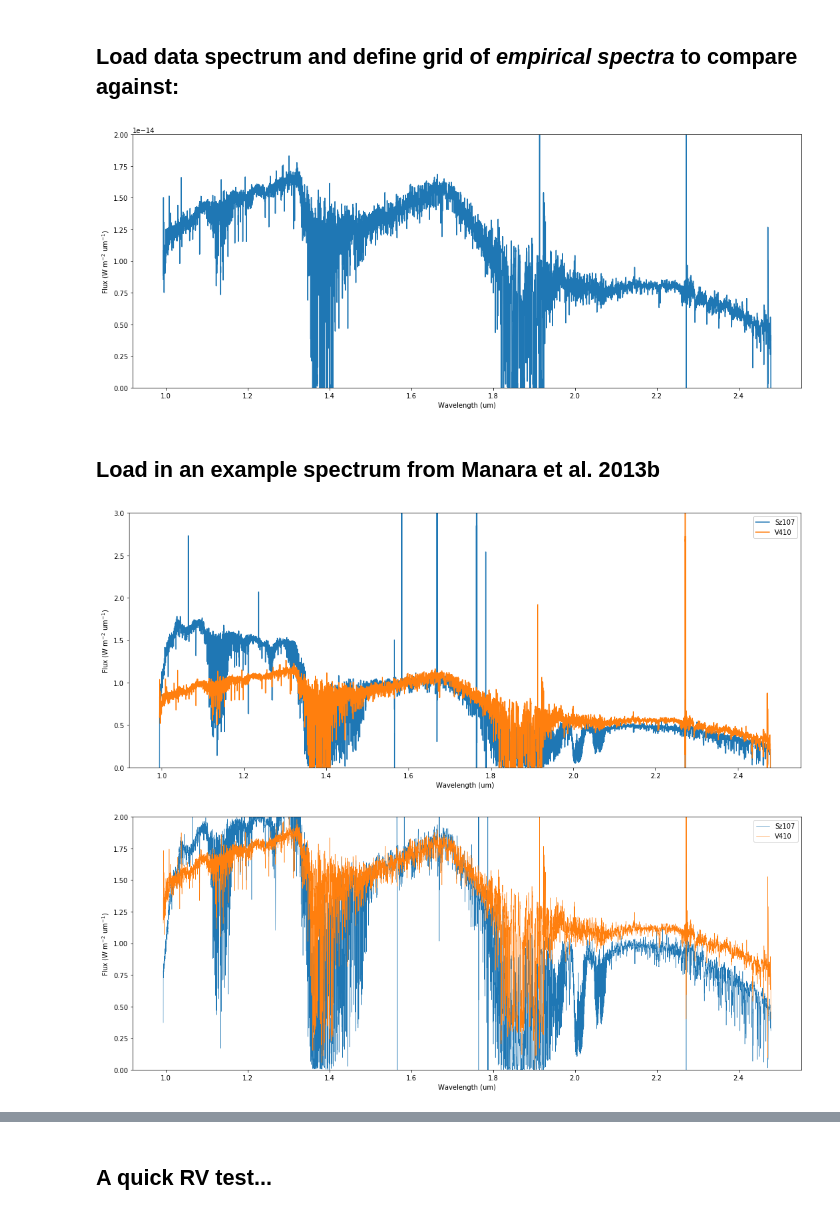
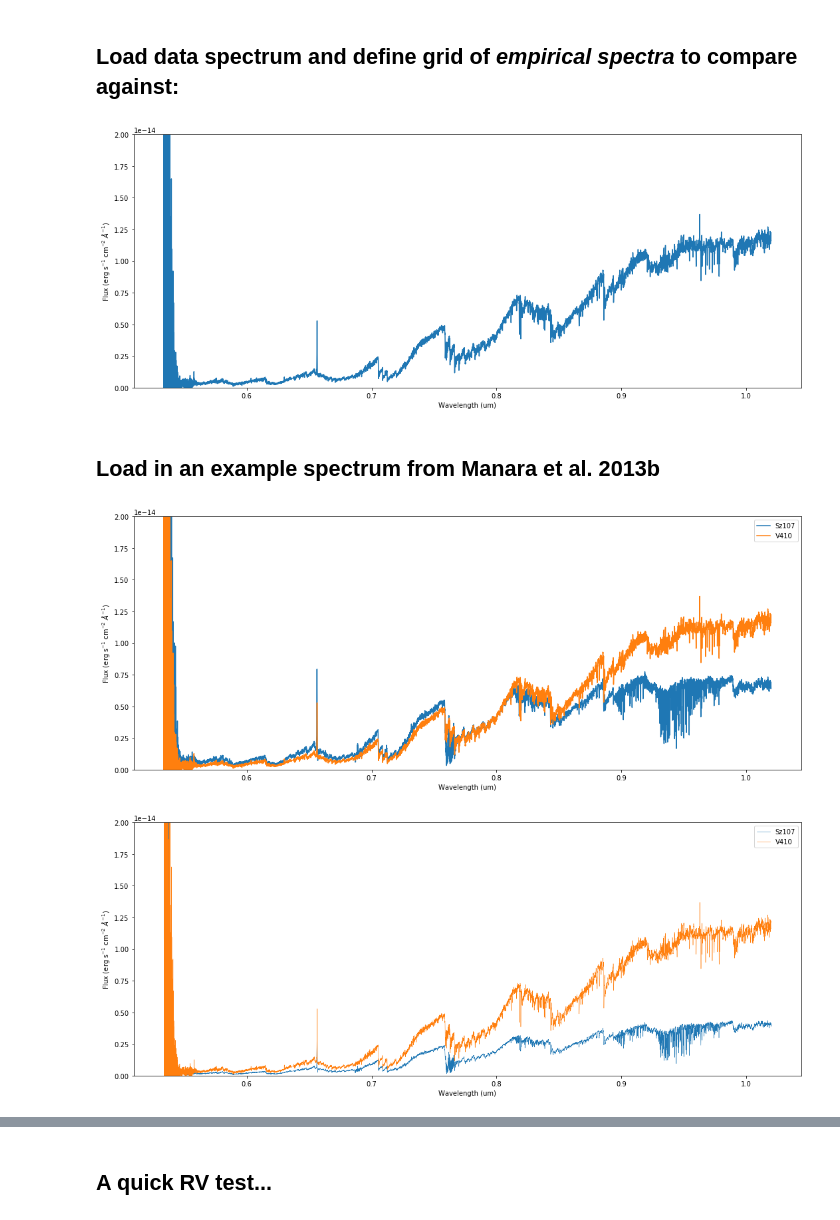
Before and after one commit to spacegal-spiff/TTauri_SpecAnalysis, a Jupyter notebook: EmpiricalAvFitter-Xshooter.ipynb, the cells around one changed output, grey strips where cells are left out. Drawn from its saved outputs; the diff is of its cells as text; code cells hidden in the pictures.

```diff
--- a/EmpiricalAvFitter-Xshooter.ipynb
+++ b/EmpiricalAvFitter-Xshooter.ipynb
@@ -58,46 +67,59 @@ UV = False
 # %%
-# trim the noisy parts - OPTICAL:
+# optional: trim the noisy parts - OPTICAL:
 if optical==True:
-    flux_object = flux_object[wavelength_object > 670]
-    uncertainty_object = uncertainty_object[wavelength_object > 670]
-    wavelength_object = wavelength_object[wavelength_object > 670]/1000 # to microns
+    wavelength_object /= 1000 # to microns
+
+    if trim == True:
+        flux_object = flux_object[wavelength_object > 670]
+        uncertainty_object = uncertainty_object[wavelength_object > 670]
+        wavelength_object = wavelength_object[wavelength_object > 670]
 # %%
 # trim the noisy parts - NIR:
 if NIR == True:
     flux_object = flux_object[wavelength_object < 2500]
     uncertainty_object = uncertainty_object[wavelength_object < 2500]
+    uncertainty_object[np.where(uncertainty_object==0)] = np.median(uncertainty_object)
     wavelength_object = wavelength_object[wavelength_object < 2500]/1000 # to microns
 # %%
 # plot reduced spectrum:
 fig = plt.figure(figsize=(18,7))
 plt.plot(wavelength_object, flux_object)
 plt.xlabel('Wavelength (um)')
-plt.ylabel(r'Flux (W m$^{-2}$ um$^{-1}$)')
+plt.ylabel(r'Flux (erg s$^{-1}$ cm$^{-2}$ $\AA^{-1}$)')
 plt.ylim(0,2e-14)
 plt.show()
 # %% [output]
-[figure, old version]
+[figure, new version]
 # %% [markdown]
 ## Load in an example spectrum from Manara et al. 2013b
 # %%
-m13_data = fits.getdata('Extinction/Manara2013_Library/Sz107/ADP.2014-05-16T21_35_25.843.fits')
+# m13_data = fits.getdata('Extinction/Manara2013_Library/Sz107/ADP.2014-05-16T21_35_25.843.fits') # nir
+# m13_data = fits.getdata('Extinction/Manara2013_Library/Sz107/ADP.2014-05-16T21_35_25.457.fits') # uv
+m13_data = fits.getdata('Extinction/Manara2013_Library/Sz107/ADP.2014-05-16T21_35_26.530.fits') # opt
 
-wavelength_m13 = m13_data[0][0]/1000 #convert to um
+
+wavelength_m13 = m13_data[0][0]/1000 # to microns
 flux_m13 = m13_data[0][1]
 uncertainty_m13 = m13_data[0][2]
 # %%
 # plot template spectrum:
 fig = plt.figure(figsize=(18,7))
-plt.plot(wavelength_m13, flux_m13/np.median(flux_m13[(wavelength_m13 > 1.5) & (wavelength_m13 < 1.7)]), label='Sz107') #normalize to peak of H-band
+# plt.plot(wavelength_m13, flux_m13/np.median(flux_m13[(wavelength_m13 > 1.5) & (wavelength_m13 < 1.7)]), label='Sz107') #normalize to peak of H-band
+plt.plot(wavelength_m13, flux_m13, label='Sz107')
+
+
 plt.xlabel('Wavelength (um)')
-plt.ylabel(r'Flux (W m$^{-2}$ um$^{-1}$)')
-plt.plot(wavelength_object, flux_object/np.median(flux_object[(wavelength_object > 1.5) & (wavelength_object < 1.7)]), label='V410') #normalize to peak of H-band
+plt.ylabel(r'Flux (erg s$^{-1}$ cm$^{-2}$ $\AA^{-1}$)')
+
+# plt.plot(wavelength_object, flux_object/np.median(flux_object[(wavelength_object > 1.5) & (wavelength_object < 1.7)]), label='V410') #normalize to peak of H-band
+plt.plot(wavelength_object, flux_object, label='V410')
+
 plt.legend()
-plt.ylim(0,3)
+plt.ylim(0,2e-14)
 # plt.xlim(2.46, 2.5)
 plt.show()
 # %% [output]
-[figure, old version]
+[figure, new version]
 # %%
 # rebin the template to match the same wavelength axis - should be nearly identical:
 templ_rebinflux = rebinspec(wavelength_m13, flux_m13, wavelength_object)
@@ -106,20 +128,23 @@ templ_rebinflux = rebinspec(wavelength_m13, flux_m13, wavelength_object)
 # %%
 # try adding some extinction - is that what's occurring here?
 ext = F99(Rv=3.1)
-av = 3
+av = 1.5
 spectrum_ext = templ_rebinflux*ext.extinguish(wavelength_object*u.um, Av=av)
 # %%
 # plot template spectrum:
 fig = plt.figure(figsize=(18,7))
-plt.plot(wavelength_object, spectrum_ext/np.median(spectrum_ext), lw=0.5, label='Sz107') #normalize to peak of H-band
+# plt.plot(wavelength_object, spectrum_ext/np.median(spectrum_ext), lw=0.5, label='Sz107') #normalize to peak of H-band
+plt.plot(wavelength_object, spectrum_ext, lw=0.5, label='Sz107') #not normalized
 plt.xlabel('Wavelength (um)')
-plt.ylabel(r'Flux (W m$^{-2}$ um$^{-1}$)')
-plt.plot(wavelength_object, flux_object/np.median(flux_object)+0.4, lw=0.5, label='V410') #normalize to peak of H-band
+plt.ylabel(r'Flux (erg s$^{-1}$ cm$^{-2}$ $\AA^{-1}$)')
+# plt.plot(wavelength_object, flux_object/np.median(flux_object)+0.4, lw=0.5, label='V410') #normalize to peak of H-band
+plt.plot(wavelength_object, flux_object, lw=0.5, label='V410') #not normalized
 plt.legend()
-plt.ylim(0,2)
+plt.ylim(0,2e-14)
 # plt.xlim(2.46, 2.5)
+# plt.xlim(0.65, 0.69)
 plt.show()
 # %% [output]
-[figure, old version]
+[figure, new version]
 # %%
 def sigclip_spec(flux):
```
Also changed, not shown: parts of 21 cells of this notebook.
